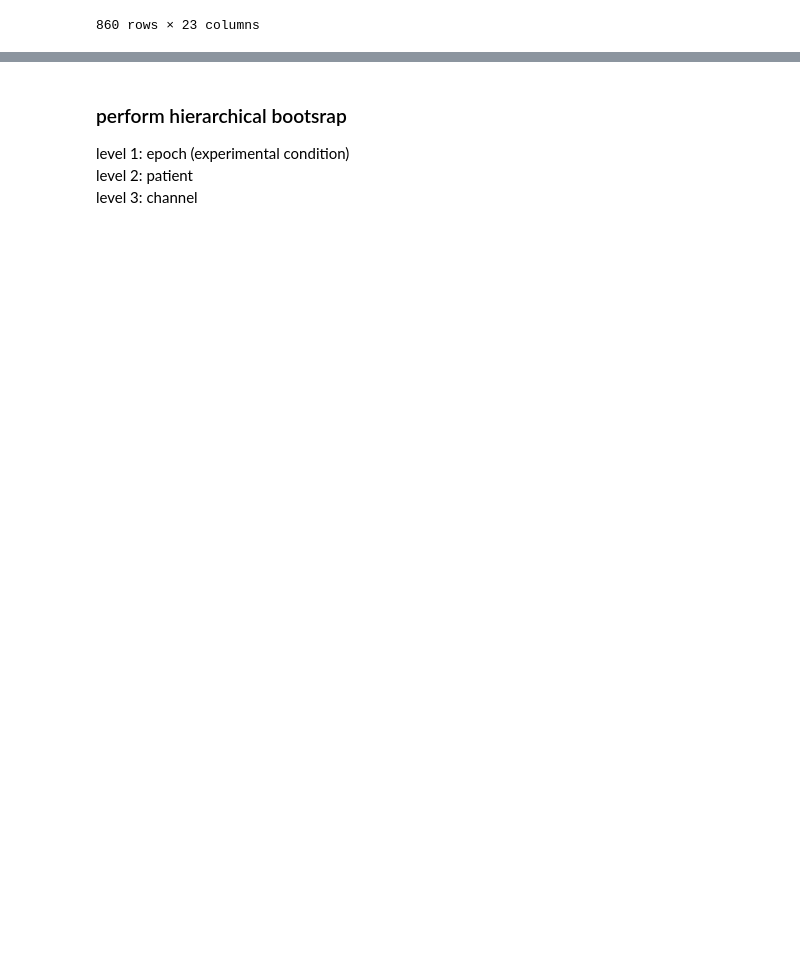
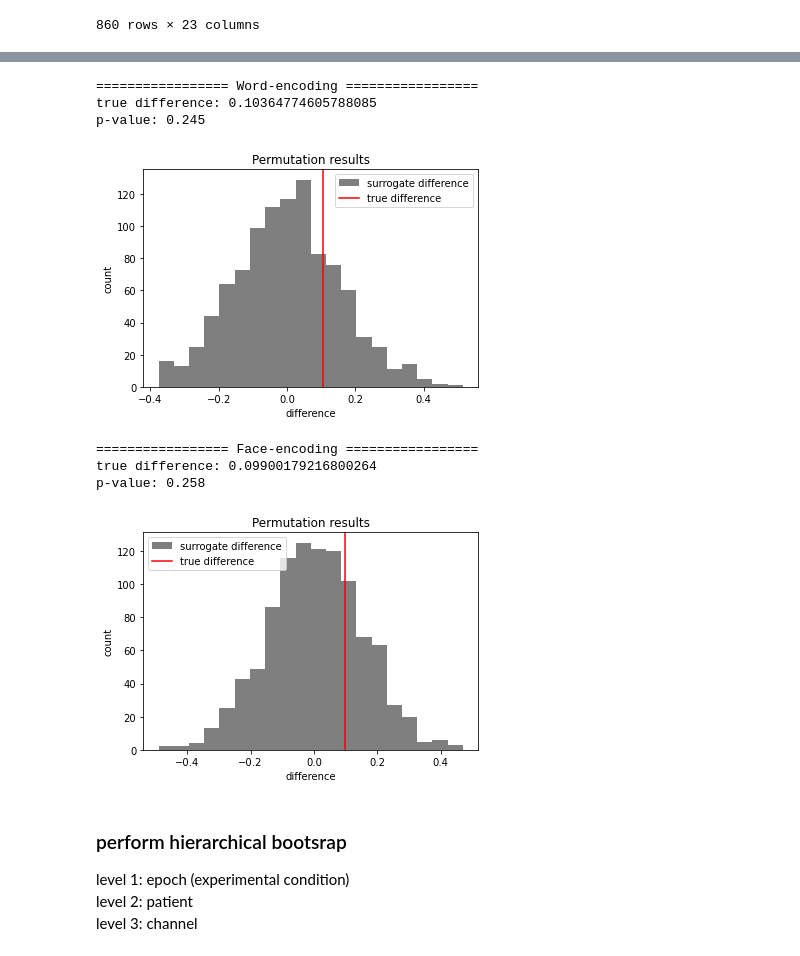
Before and after one commit to voytekresearch/oscillation_vs_exponent, a Jupyter notebook: notebooks/hierarchical_bootstrap.ipynb, the cells around one changed output, grey strips where cells are left out. Saved outputs shown, nothing was run; the diff lists cells and outputs as text; code cells hidden in the pictures; blank space fills up the shorter version.

```diff
--- a/notebooks/hierarchical_bootstrap.ipynb
+++ b/notebooks/hierarchical_bootstrap.ipynb
@@ -305,3 +169,20 @@ df = df_w.copy()
+# %%
+# run permutation test - adjusted alpha power
+
+print("================= Word-encoding =================")
+p_value, diff, distribution = run_permutation_test(df_w, variable='alpha_adj', condition='epoch', n_iterations=1000)
+
+print("================= Face-encoding =================")
+p_value, diff, distribution = run_permutation_test(df_f, variable='alpha_adj', condition='epoch', n_iterations=1000)
+# %% [output]
+================= Word-encoding =================
+true difference: 0.10364774605788085
+p-value: 0.245
+[figure, added]
+================= Face-encoding =================
+true difference: 0.09900179216800264
+p-value: 0.258
+[figure, added]
 # %% [markdown]
 ### perform hierarchical bootsrap
 level 1: epoch (experimental condition)
```
Also changed, not shown: parts of 16 cells of this notebook.
